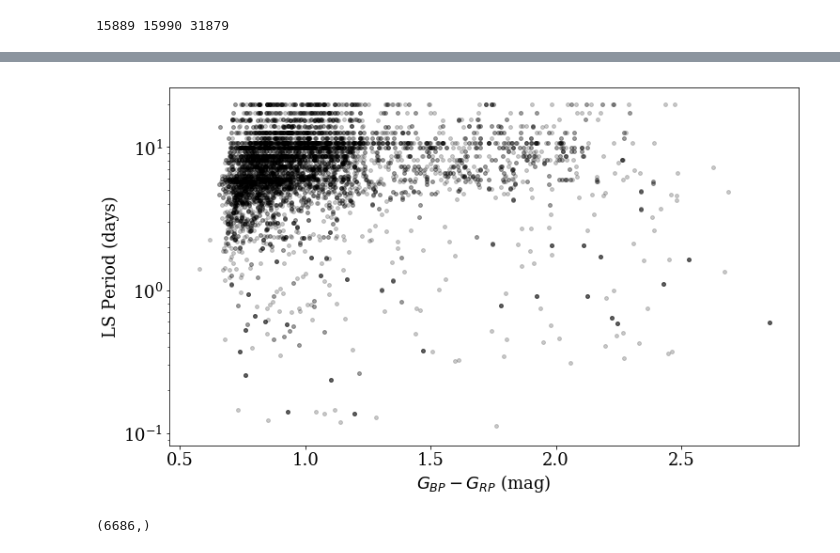
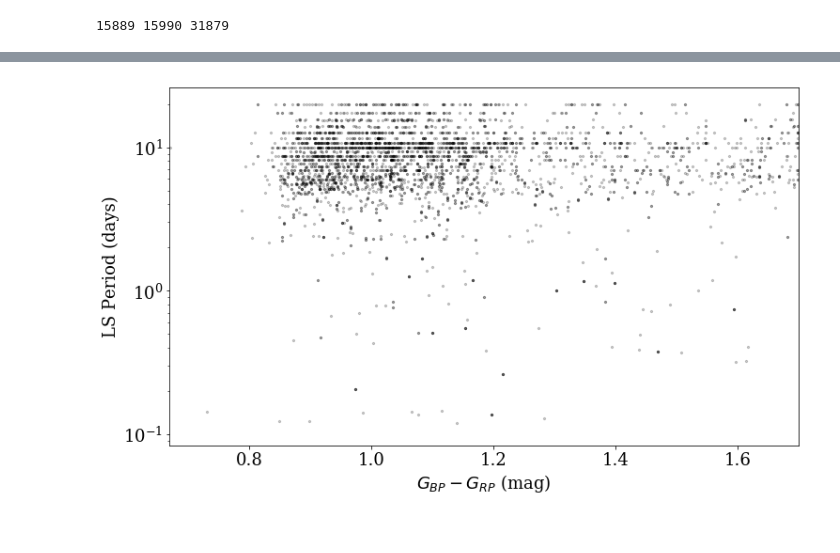
Before and after one commit to jradavenport/helloTESS, a Jupyter notebook: quick_flare.ipynb, the cells around one changed output, grey strips where cells are left out. Saved outputs shown, nothing was run; the diff lists cells and outputs as text; code cells hidden in the pictures.

```diff
--- a/quick_flare.ipynb
+++ b/quick_flare.ipynb
@@ -51,12 +100,17 @@ for k in range(len(files)):
         df = tbl.to_pandas()
         AOK = tbl['QUALITY'] == 0
         if sum(AOK) > 10:
+            # do a running median for a basic smooth
             smo = df['PDCSAP_FLUX'][AOK].rolling(128, center=True).median()
             med = np.nanmedian(smo)
+
+            #find OK points in the smoothed LC
             SOK = np.isfinite(smo)
 
-            FL = FINDflare((df['PDCSAP_FLUX'][AOK][SOK] - smo[SOK])/med, df['PDCSAP_FLUX_ERR'][AOK][SOK]/med,
-                           N1=3, N2=1, N3=3)
+
+            FL = FINDflare((df['PDCSAP_FLUX'][AOK][SOK] - smo[SOK])/med,
+                           df['PDCSAP_FLUX_ERR'][AOK][SOK]/med,
+                           N1=3, N2=1, N3=4)
 
 
             LS = LombScargle(df['TIME'][AOK][SOK], smo[SOK]/med, dy=df['PDCSAP_FLUX_ERR'][AOK][SOK]/med)
@@ -79,16 +133,23 @@ for k in range(len(files)):
             # make output plots?
             if False:
                 plt.figure(figsize=(12,9))
-                plt.errorbar(tbl['TIME'][AOK], tbl['PDCSAP_FLUX'][AOK], yerr=tbl['PDCSAP_FLUX_ERR'][AOK],
-                             linestyle=None, alpha=0.25, label='PDCFLUX')
 
-                plt.plot(tbl['TIME'][AOK], smo, label='128pt MED')
+                plt.errorbar(tbl['TIME'][AOK], tbl['PDCSAP_FLUX'][AOK]-med, yerr=tbl['PDCSAP_FLUX_ERR'][AOK],
+                             linestyle=None, alpha=0.25, label='PDC_FLUX')
+                plt.plot(tbl['TIME'][AOK], smo-med, label='128pt MED')
+
+                Smed = np.nanmedian(tbl['SAP_FLUX'][AOK])
+                plt.errorbar(tbl['TIME'][AOK], tbl['SAP_FLUX'][AOK]-Smed, yerr=tbl['SAP_FLUX_ERR'][AOK],
+                             linestyle=None, alpha=0.1, label='SAP_FLUX')
+
+
                 if np.size(FL) > 0:
                     for i in range(len(FL[0])):
                         plt.scatter(tbl['TIME'][AOK][SOK][(FL[0][i]):(FL[1][i]+1)],
-                                    tbl['PDCSAP_FLUX'][AOK][SOK][(FL[0][i]):(FL[1][i]+1)], color='r', label='_nolegend_')
+                                    tbl['PDCSAP_FLUX'][AOK][SOK][(FL[0][i]):(FL[1][i]+1)], color='r',
+                                    label='_nolegend_')
 
-                if np.nanmax(power) > 0.25:
+                if np.nanmax(power) > 0.2:
                     LSmodel = LS.model(df['TIME'][AOK][SOK], best_frequency)
                     plt.plot(df['TIME'][AOK][SOK], LSmodel * med, label='P='+format(1./best_frequency, '6.3f')+'d')
 
@@ -225,7 +285,7 @@ gdata = pd.merge(df, rot_out, right_on='TIC', left_on='ticid')
 # gdata.columns.values
 # %%
 ok = np.where(np.isfinite(gdata[u'parallax']) & # this is basically the same as the TGAS file...
-              (gdata[u'parallax_error'] < 0.1) &
+              (gdata[u'parallax_error'] / gdata[u'parallax'] < 0.1) &
               (gdata[u'modality_flag'] == 1) &
               (gdata[u'result_flag'] == 1) &
               np.isfinite(gdata[u'bp_rp']) &
@@ -233,6 +293,6 @@ ok = np.where(np.isfinite(gdata[u'parallax']) & # this is basically the same as
               (gdata[u'phot_rp_mean_flux_error']/gdata[u'phot_rp_mean_flux'] < 0.01) &
               (gdata[u'phot_g_mean_flux_error']/gdata[u'phot_g_mean_flux'] < 0.01) &
               (gdata['per'] > 0.1) &
-              (gdata['Pamp']/gdata['Pmed'] > 4))[0]
+              (gdata['Pamp']/gdata['Pmed'] > 200))[0]
 print(ok.shape)
 # %% [output]
@@ -287,0 +365,5 @@ plt.savefig('cmd_per1.jpeg', dpi=150, bbox_inches='tight', pad_inches=0.25)
+# %%
+msbad = np.where((gdata['phot_g_mean_mag'][ok] - 5. * np.log10(gdata[u'r_est'].values[ok]) + 5 > 5) &
+                 (gdata['phot_g_mean_mag'][ok] - 5. * np.log10(gdata[u'r_est'].values[ok]) + 5 < 10) &
+                 (gdata['bp_rp'][ok] > 0.5))[0]
+print(np.shape(msbad))
@@ -288,18 +422,11 @@ plt.savefig('cmd_per1.jpeg', dpi=150, bbox_inches='tight', pad_inches=0.25)
 # %%
-msbad = np.where((gdata['phot_g_mean_mag'][ok] - 5. * np.log10(gdata[u'r_est'].values[ok]) + 5 > 4) &
-                 (gdata['phot_g_mean_mag'][ok] - 5. * np.log10(gdata[u'r_est'].values[ok]) + 5 < 9) &
-                 (gdata['bp_rp'][ok] > 0.5))[0]
-
 plt.figure(figsize=(12,7))
-plt.scatter(gdata['bp_rp'].values[ok[msbad]], gdata['per'].values[ok[msbad]], s=15, alpha=0.2, c='k')
+plt.scatter(gdata['bp_rp'].values[ok[msbad]], gdata['per'].values[ok[msbad]], s=5, alpha=0.2, c='k')
 plt.yscale('log')
 plt.ylabel('LS Period (days)')
 plt.xlabel('$G_{BP} - G_{RP}$ (mag)')
+plt.xlim(0.67,1.7)
 # plt.title('TESS Sectors 1,2', fontsize=12)
 plt.savefig('color_per2.jpeg', dpi=150, bbox_inches='tight', pad_inches=0.25)
 # %% [output]
-[figure, old version]
+[figure, new version]
-# %%
-print(np.shape(msbad))
-# %% [output]
-(6686,)
```
Also changed, not shown: parts of 25 cells of this notebook.
